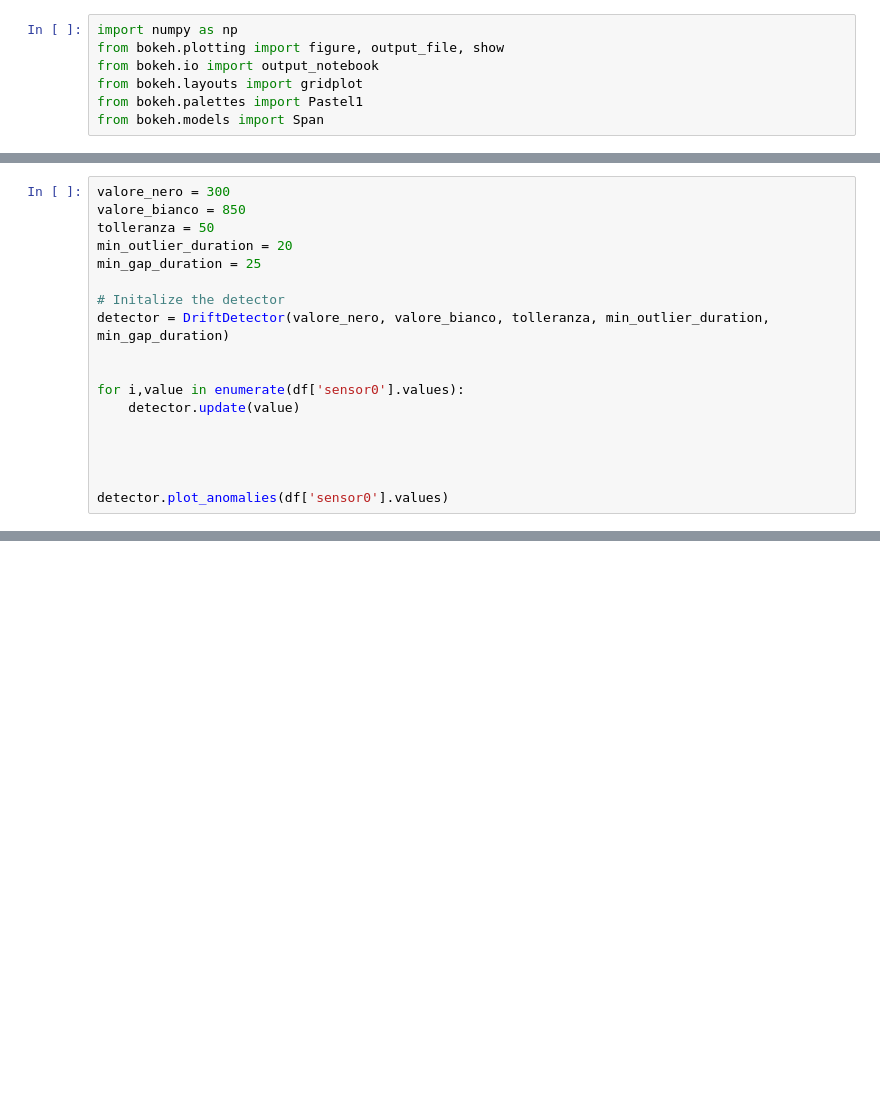
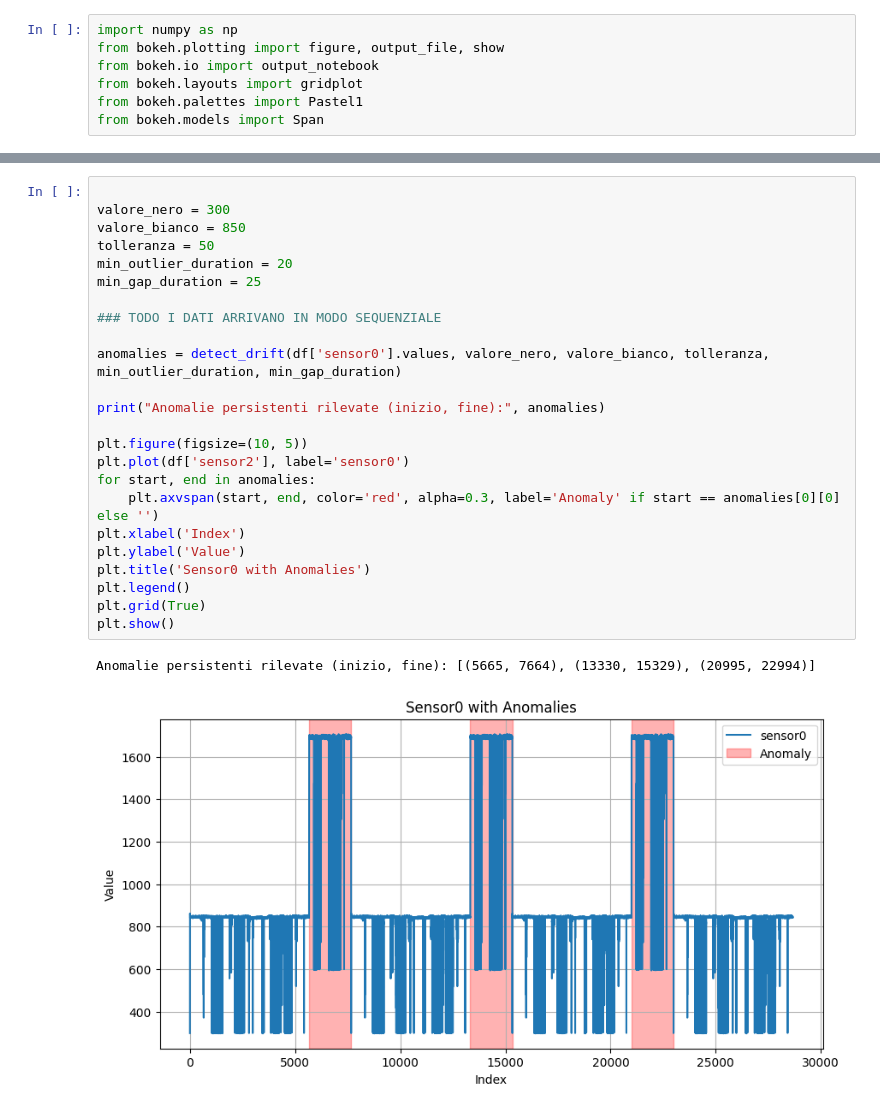
Before and after one commit to FrancescoZanella/SML_thesis_line_follower_robot, a Jupyter notebook: src/misc/prova.ipynb, the cells around one changed output, grey strips where cells are left out. Saved outputs shown, nothing was run; the diff lists cells and outputs as text; blank space fills up the shorter version.

Commit message:
added drift detector

```diff
--- a/src/misc/prova.ipynb
+++ b/src/misc/prova.ipynb
@@ -82,18 +81,0 @@ class DriftDetector:
-# %%
-valore_nero = 300
-valore_bianco = 850
-tolleranza = 50
-min_outlier_duration = 20
-min_gap_duration = 25
-
-# Initalize the detector
-detector = DriftDetector(valore_nero, valore_bianco, tolleranza, min_outlier_duration, min_gap_duration)
-
-
-for i,value in enumerate(df['sensor0'].values):
-    detector.update(value)
-
-
-
-
-detector.plot_anomalies(df['sensor0'].values)
@@ -118,0 +118,27 @@ Anomalie persistenti rilevate (inizio, fine): [(5665, 7664), (13330, 17329), (22
+# %%
+
+valore_nero = 300
+valore_bianco = 850
+tolleranza = 50
+min_outlier_duration = 20
+min_gap_duration = 25
+
+### TODO I DATI ARRIVANO IN MODO SEQUENZIALE
+
+anomalies = detect_drift(df['sensor0'].values, valore_nero, valore_bianco, tolleranza, min_outlier_duration, min_gap_duration)
+
+print("Anomalie persistenti rilevate (inizio, fine):", anomalies)
+
+plt.figure(figsize=(10, 5))
+plt.plot(df['sensor2'], label='sensor0')
+for start, end in anomalies:
+    plt.axvspan(start, end, color='red', alpha=0.3, label='Anomaly' if start == anomalies[0][0] else '')
+plt.xlabel('Index')
+plt.ylabel('Value')
+plt.title('Sensor0 with Anomalies')
+plt.legend()
+plt.grid(True)
+plt.show()
+# %% [output]
+Anomalie persistenti rilevate (inizio, fine): [(5665, 7664), (13330, 15329), (20995, 22994)]
+[figure, added]
```
Also changed, not shown: parts of 4 cells of this notebook.
